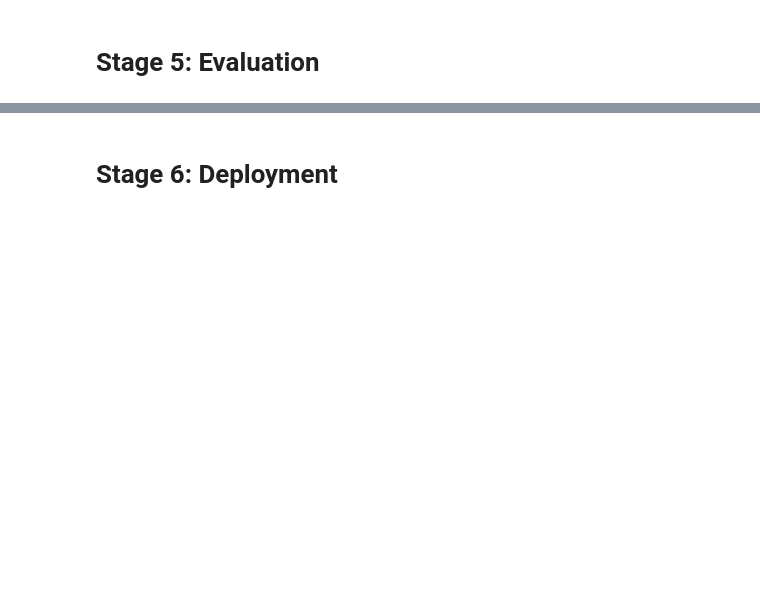
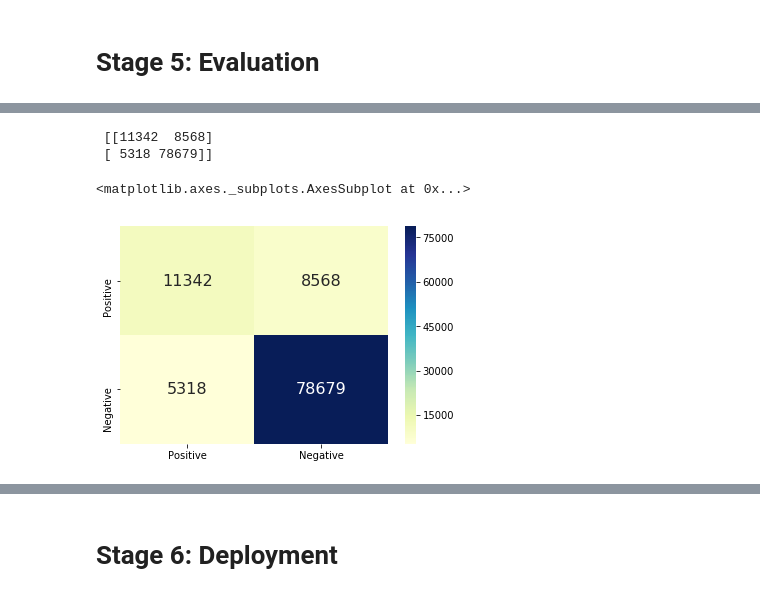
Before and after one commit to PramodaMajhi/sentiment-analysis, a Jupyter notebook: DeepLearning_Sentiment.ipynb, the cells around one changed output, grey strips where cells are left out. Drawn from its saved outputs; the diff is of its cells as text; code cells hidden in the pictures; blank space fills up the shorter version.

```diff
--- a/DeepLearning_Sentiment.ipynb
+++ b/DeepLearning_Sentiment.ipynb
@@ -114,0 +125,11 @@ ValueError: Classification metrics can't handle a mix of binary and continuous t
+# %%
+# Confusion matrix
+cm = confusion_matrix(y_test, y_predict)
+print('',cm)
+df_cm = pd.DataFrame(cm, ['Positive', 'Negative'], ['Positive', 'Negative'])
+sns.heatmap(df_cm, annot=True, annot_kws={'size':16}, fmt='g', cmap="YlGnBu")
+# %% [output]
+ [[11342  8568]
+ [ 5318 78679]]
+<matplotlib.axes._subplots.AxesSubplot at 0x...>
+[figure, added]
```
Also changed, not shown: parts of 10 cells of this notebook, 1 other file.
